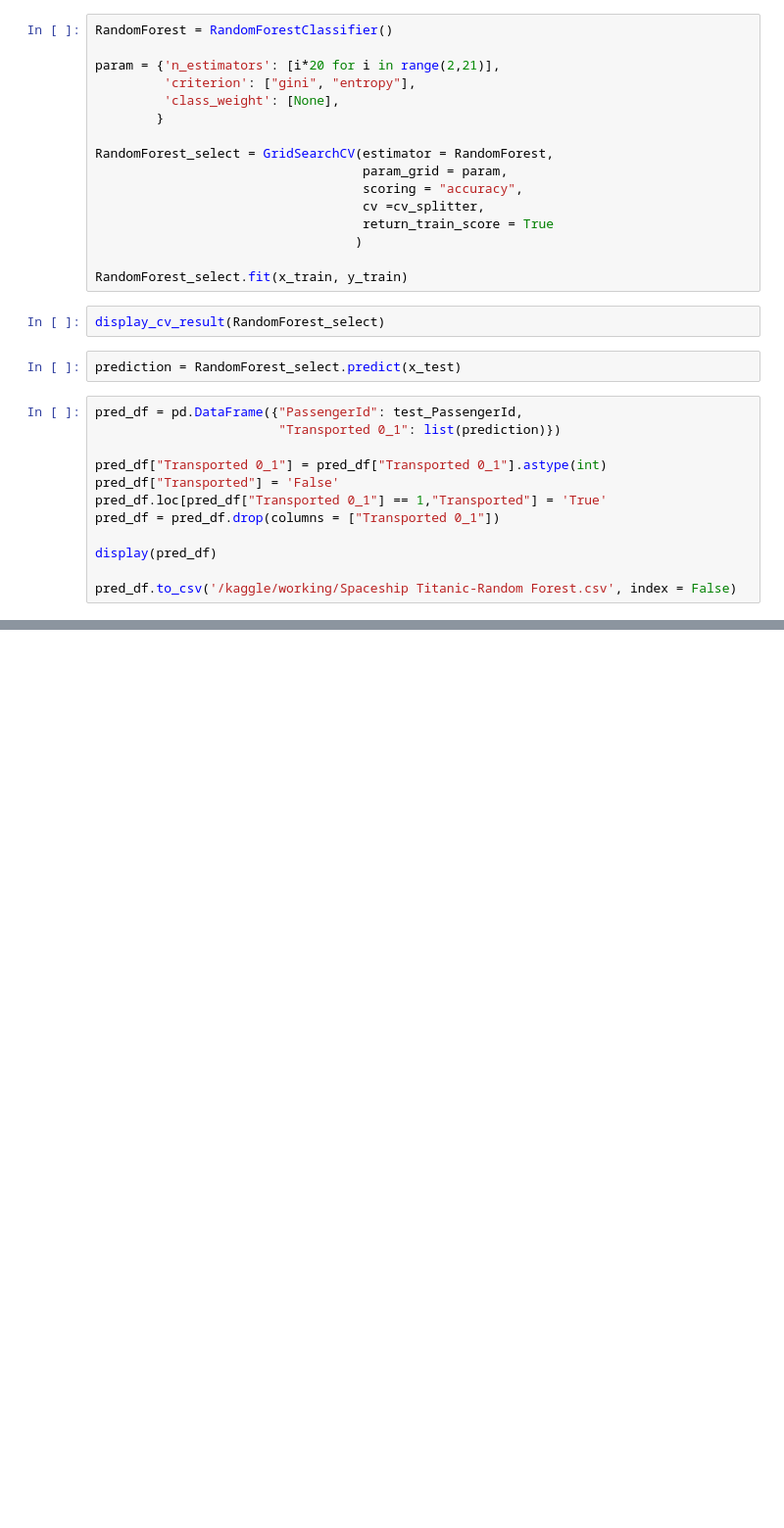
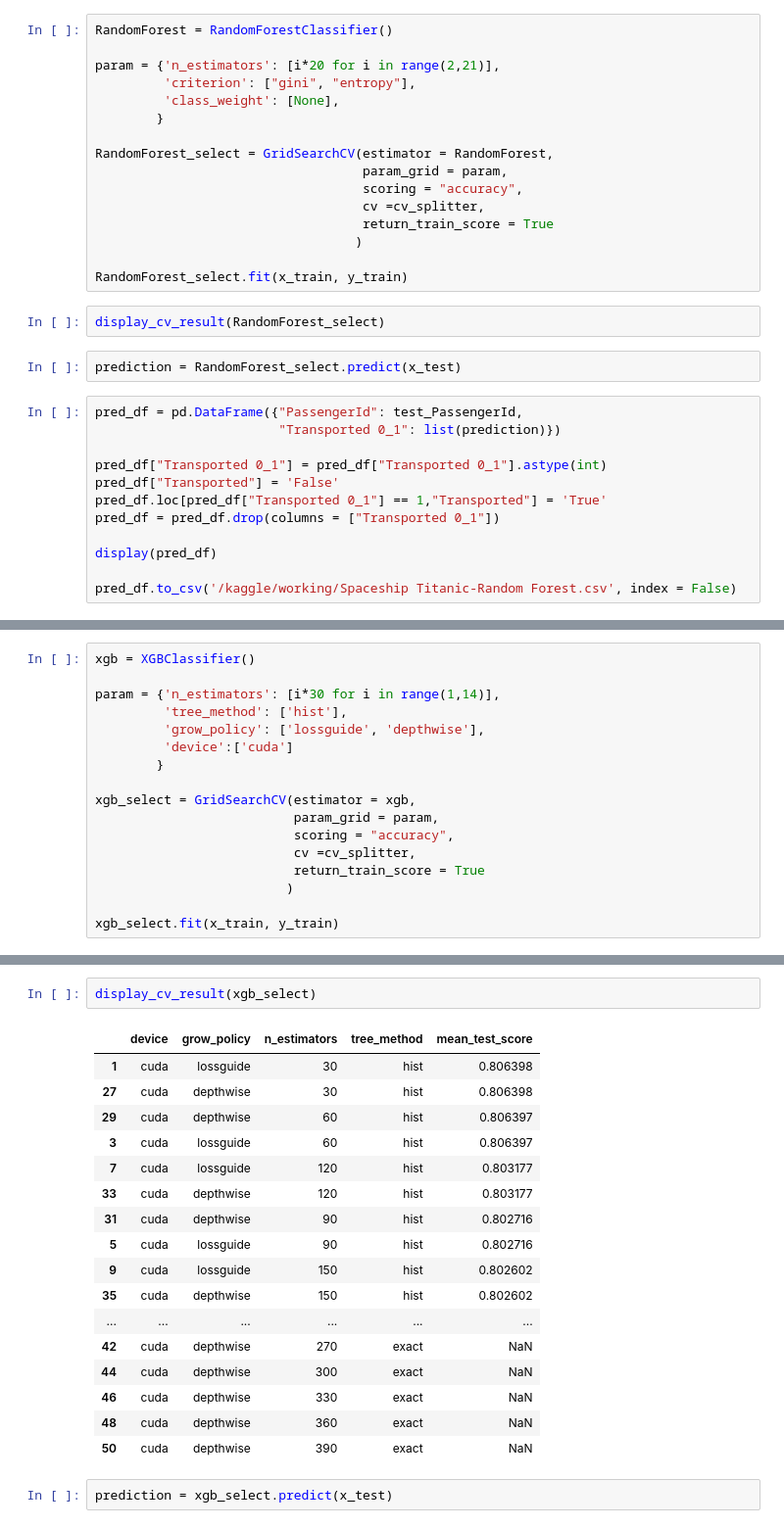
Before and after one commit to suiwenyu/Kaggle_Spaceship-Titanic, a Jupyter notebook: spaceship-titanic.ipynb, the cells around one changed output, grey strips where cells are left out. Shown at 98% size. Drawn from its saved outputs; the diff is of its cells as text; blank space fills up the shorter version.

```diff
--- a/spaceship-titanic.ipynb
+++ b/spaceship-titanic.ipynb
@@ -257,0 +513,17 @@ pred_df.to_csv('/kaggle/working/Spaceship Titanic-Random Forest.csv', index = Fa
+# %%
+xgb = XGBClassifier()
+
+param = {'n_estimators': [i*30 for i in range(1,14)],
+         'tree_method': ['hist'],
+         'grow_policy': ['lossguide', 'depthwise'],
+         'device':['cuda']
+        }
+
+xgb_select = GridSearchCV(estimator = xgb,
+                          param_grid = param,
+                          scoring = "accuracy",
+                          cv =cv_splitter,
+                          return_train_score = True
+                         )
+
+xgb_select.fit(x_train, y_train)
@@ -257,0 +548,22 @@ pred_df.to_csv('/kaggle/working/Spaceship Titanic-Random Forest.csv', index = Fa
+# %%
+display_cv_result(xgb_select)
+# %% [output]
+|  | device | grow_policy | n_estimators | tree_method | mean_test_score |
+| 1 | cuda | lossguide | 30 | hist | 0.806398 |
+| 27 | cuda | depthwise | 30 | hist | 0.806398 |
+| 29 | cuda | depthwise | 60 | hist | 0.806397 |
+| 3 | cuda | lossguide | 60 | hist | 0.806397 |
+| 7 | cuda | lossguide | 120 | hist | 0.803177 |
+| 33 | cuda | depthwise | 120 | hist | 0.803177 |
+| 31 | cuda | depthwise | 90 | hist | 0.802716 |
+| 5 | cuda | lossguide | 90 | hist | 0.802716 |
+| 9 | cuda | lossguide | 150 | hist | 0.802602 |
+| 35 | cuda | depthwise | 150 | hist | 0.802602 |
+| ... | ... | ... | ... | ... | ... |
+| 42 | cuda | depthwise | 270 | exact | NaN |
+| 44 | cuda | depthwise | 300 | exact | NaN |
+| 46 | cuda | depthwise | 330 | exact | NaN |
+| 48 | cuda | depthwise | 360 | exact | NaN |
+| 50 | cuda | depthwise | 390 | exact | NaN |
+# %%
+prediction = xgb_select.predict(x_test)
```
Also changed, not shown: parts of 26 cells of this notebook.
